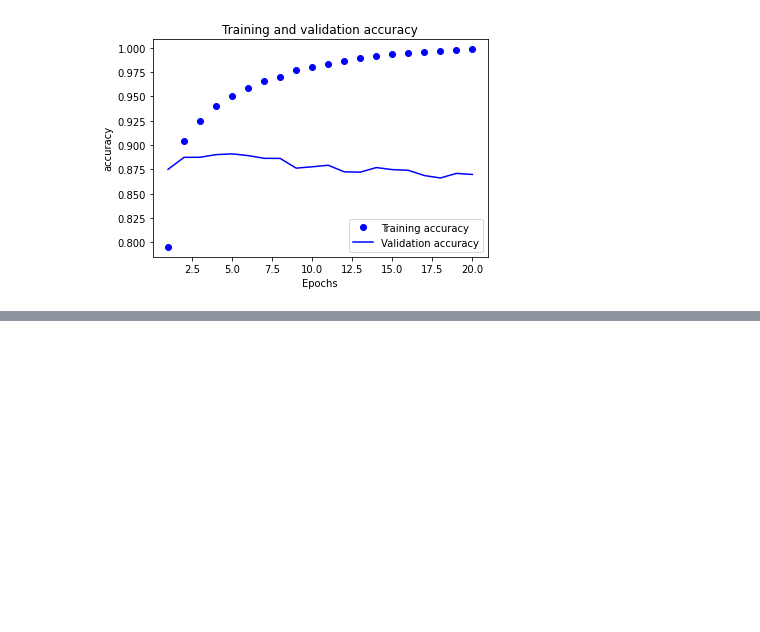
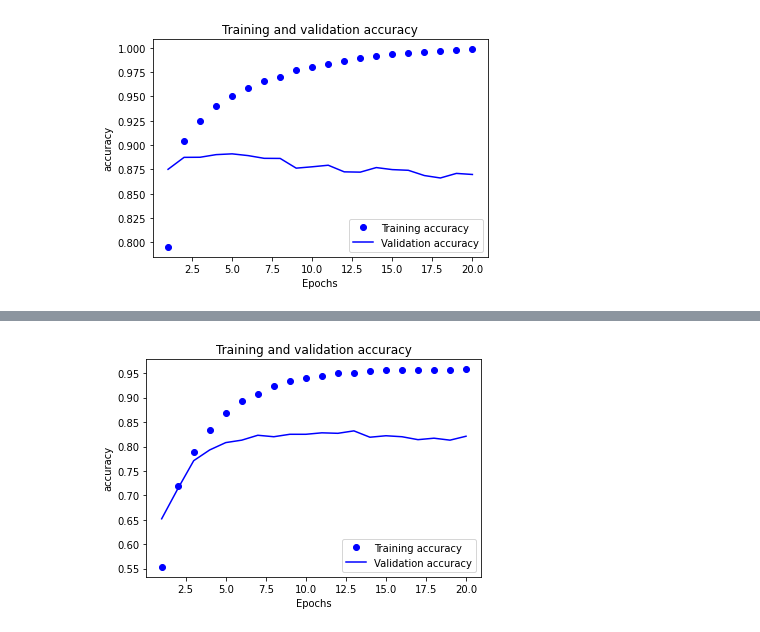
Before and after one commit to eballesteros/deep-learning-with-python-notebooks, a Jupyter notebook: my_notebooks/chapter04_getting-started-with-neural-networks.ipynb, the cells around one changed output, grey strips where cells are left out. Saved outputs shown, nothing was run; the diff lists cells and outputs as text; code cells hidden in the pictures; blank space fills up the shorter version.

```diff
--- a/my_notebooks/chapter04_getting-started-with-neural-networks.ipynb
+++ b/my_notebooks/chapter04_getting-started-with-neural-networks.ipynb
@@ -234,0 +330,4 @@ Epoch 20/20
+# %%
+plot_history(history, "accuracy")
+# %% [output]
+[figure, added]
```
Also changed, not shown: parts of 26 cells of this notebook.
